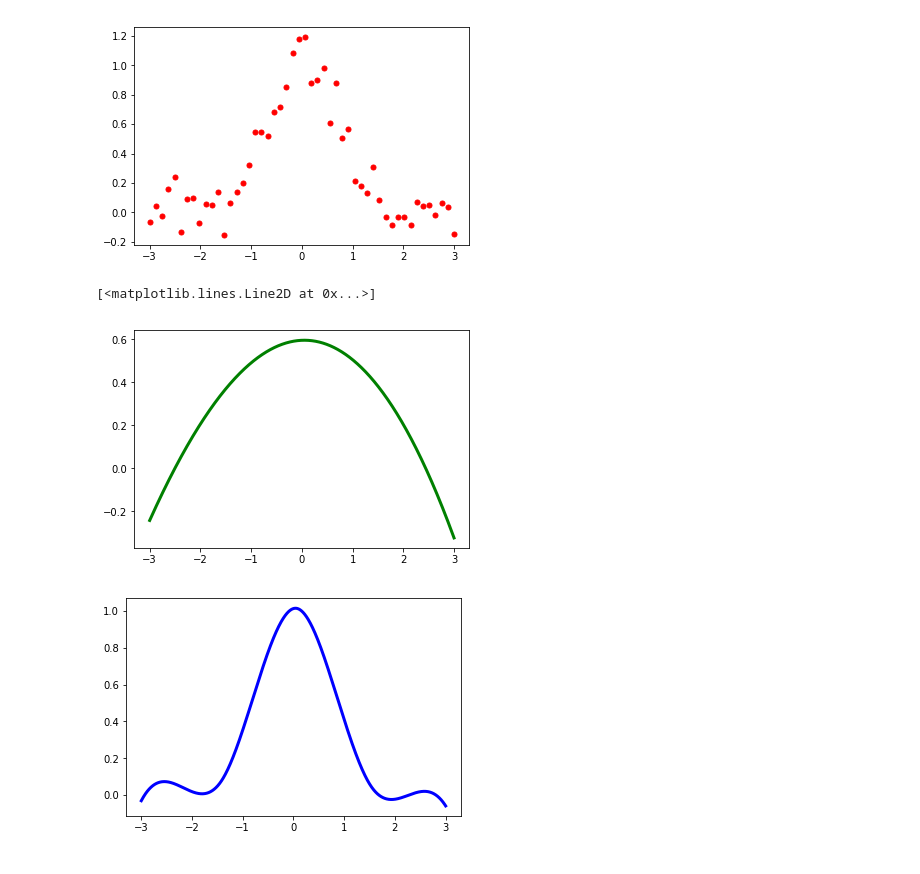
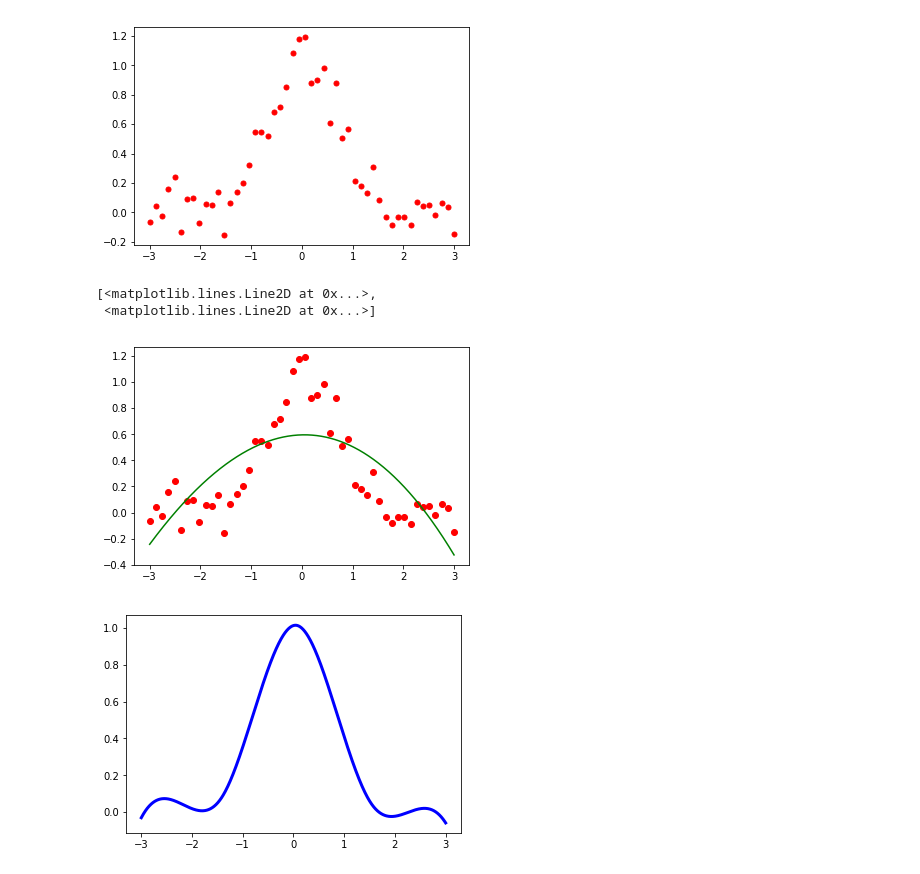
Before and after one commit to raunakbh92/stats205_fall2019, a Jupyter notebook: hw/hw2_spline.ipynb, the cells around one changed output. Saved outputs shown, nothing was run; the diff lists cells and outputs as text; code cells hidden in the pictures.

```diff
--- a/hw/hw2_spline.ipynb
+++ b/hw/hw2_spline.ipynb
@@ -14,10 +14,11 @@ plt.plot(x, y, 'ro', ms=5)
 # %%
 spl = UnivariateSpline(x, y)
 xs = np.linspace(-3, 3, 1000)
-plt.plot(xs, spl(xs), 'g', lw=3)
+plt.plot(x,y,'ro', xs, spl(xs), 'g')
 # %% [output]
-[<matplotlib.lines.Line2D at 0x...>]
+[<matplotlib.lines.Line2D at 0x...>,
+ <matplotlib.lines.Line2D at 0x...>]
-[figure, old version]
+[figure, new version]
 # %%
 spl.set_smoothing_factor(0.5)
 plt.plot(xs, spl(xs), 'b', lw=3)
```
Also changed, not shown: parts of 7 cells of this notebook.
